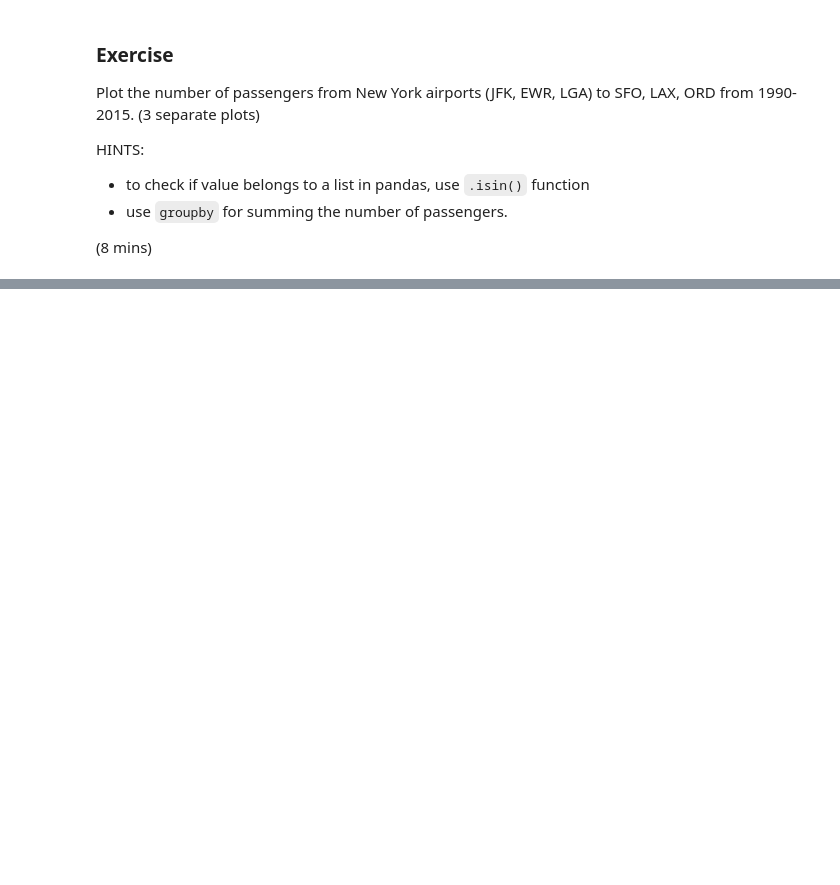
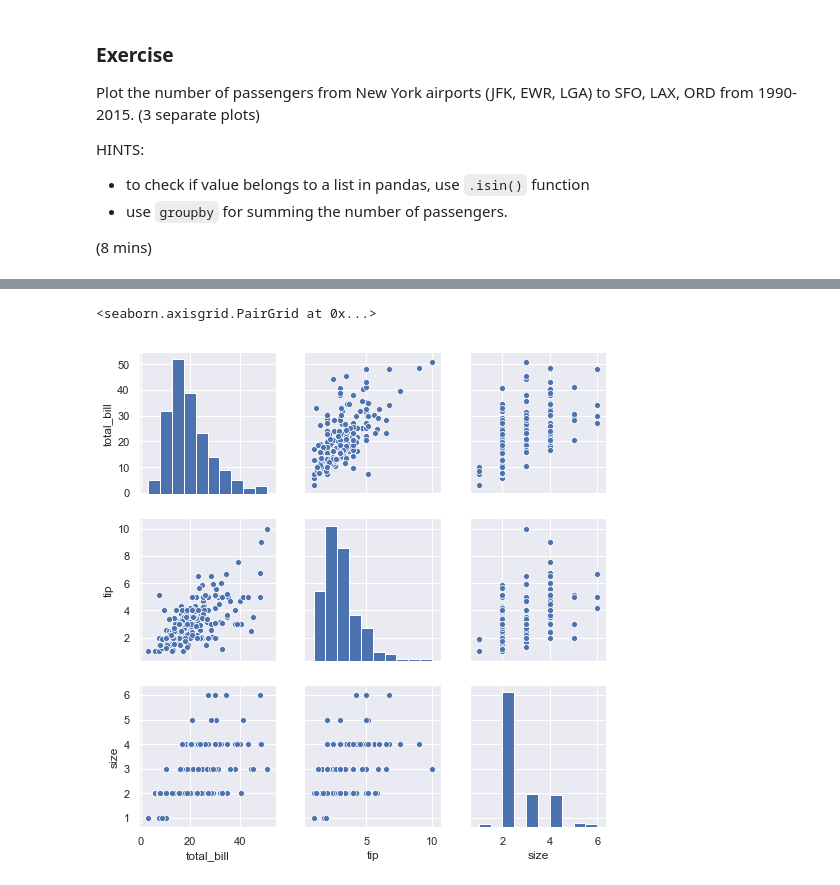
Before and after one commit to MridulS/intro-to-data-science, a Jupyter notebook: Introduction-Python-Pandas.ipynb, the cells around one changed output, grey strips where cells are left out. Saved outputs shown, nothing was run; the diff lists cells and outputs as text; code cells hidden in the pictures; blank space fills up the shorter version.

```diff
--- a/Introduction-Python-Pandas.ipynb
+++ b/Introduction-Python-Pandas.ipynb
@@ -795,0 +826,5 @@ list_of_new_york_airports = ['JFK', 'EWR', 'LGA']
+# %%
+sns.pairplot(tips)
+# %% [output]
+<seaborn.axisgrid.PairGrid at 0x...>
+[figure, added]
```
Also changed, not shown: parts of 40 cells of this notebook, 3 other files.
